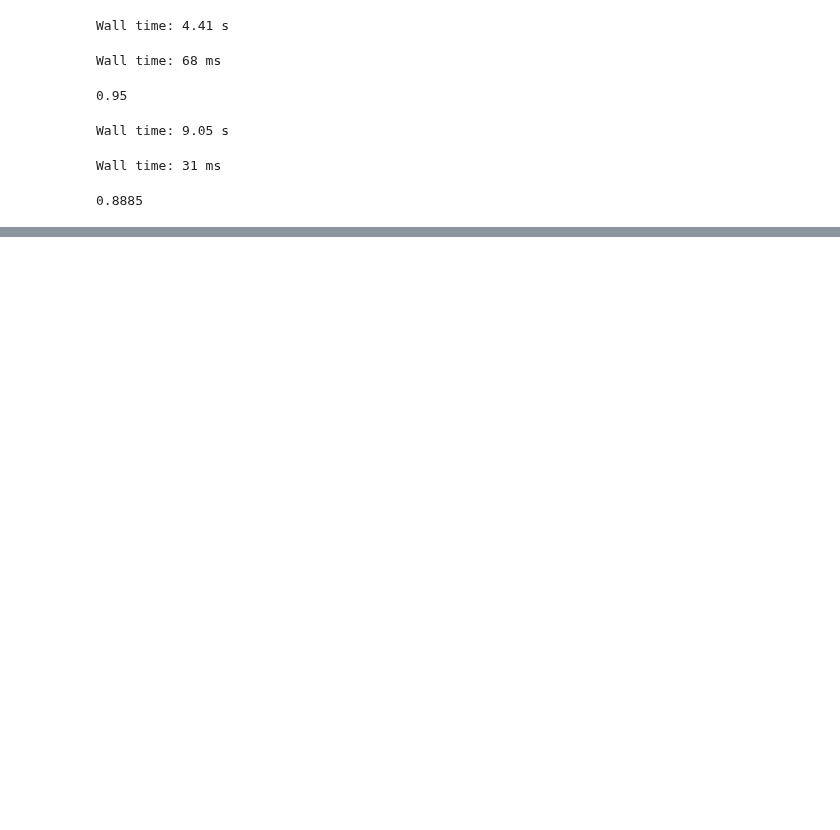
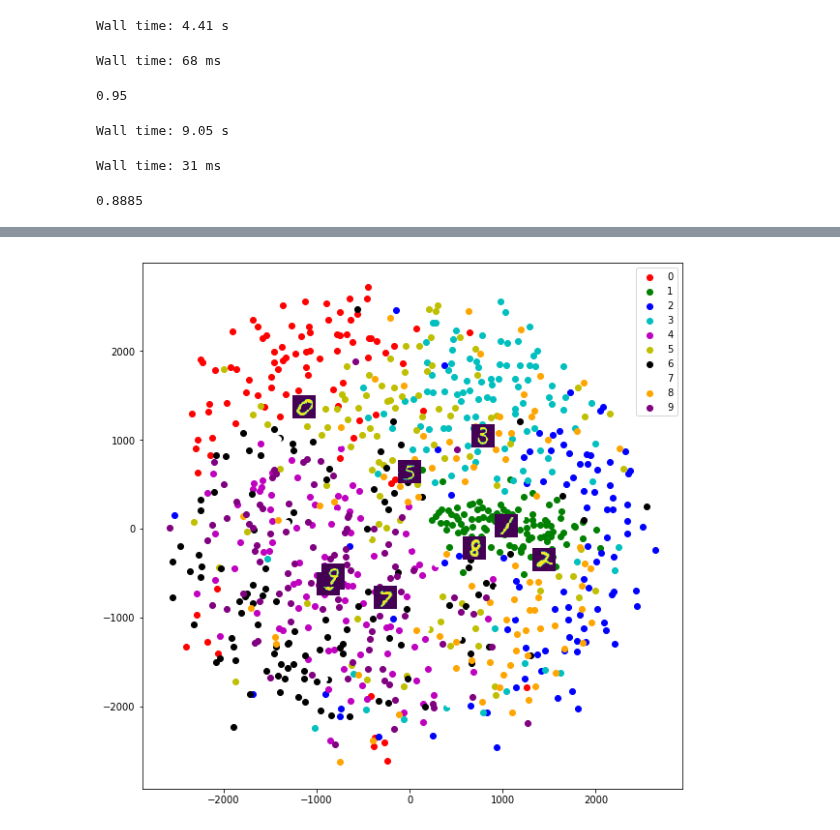
Before and after one commit to Okbps/handson-ml, a Jupyter notebook: jupyter/08-dim-reduction.ipynb, the cells around one changed output, grey strips where cells are left out. Saved outputs shown, nothing was run; the diff lists cells and outputs as text; code cells hidden in the pictures; blank space fills up the shorter version.

```diff
--- a/jupyter/08-dim-reduction.ipynb
+++ b/jupyter/08-dim-reduction.ipynb
@@ -239,0 +288,6 @@ Wall time: 31 ms
+# %%
+mds = MDS(n_components=2)
+X_embedded = mds.fit_transform(X_train[:1000])
+plot_embeddings(X_embedded, y_train[:1000])
+# %% [output]
+[figure, added]
```
Also changed, not shown: parts of 5 cells of this notebook, 1 other file.
